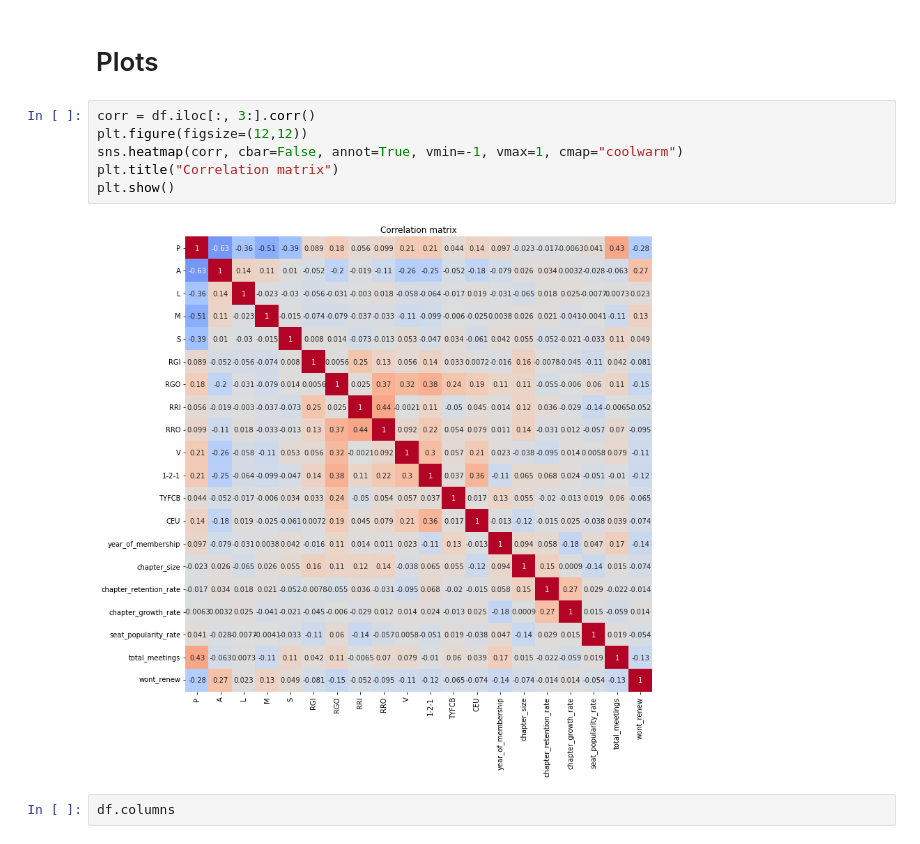
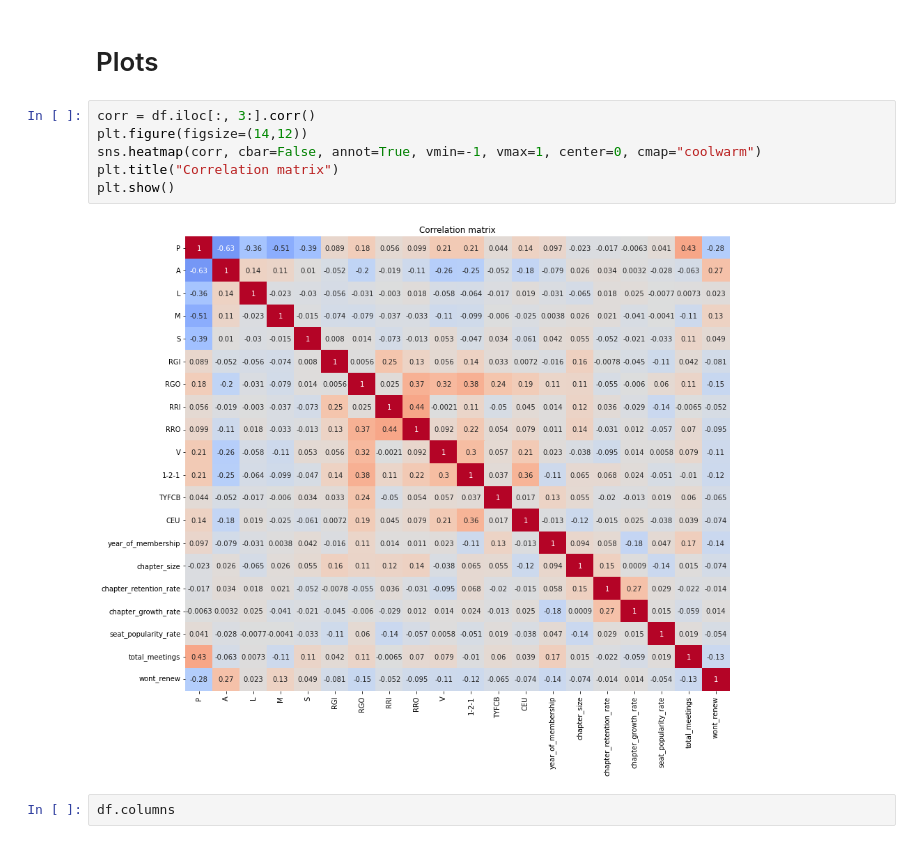
Before and after one commit to da-veed/BachelorThesis, a Jupyter notebook: data_EDA.ipynb, the cells around one changed output. Drawn from its saved outputs; the diff is of its cells as text.

```diff
--- a/data_EDA.ipynb
+++ b/data_EDA.ipynb
@@ -316,12 +316,12 @@ df.iloc[:,3:].describe()
 # Plots
 # %%
 corr = df.iloc[:, 3:].corr()
-plt.figure(figsize=(12,12))
-sns.heatmap(corr, cbar=False, annot=True, vmin=-1, vmax=1, cmap="coolwarm")
+plt.figure(figsize=(14,12))
+sns.heatmap(corr, cbar=False, annot=True, vmin=-1, vmax=1, center=0, cmap="coolwarm")
 plt.title("Correlation matrix")
 plt.show()
 # %% [output]
-[figure, old version]
+[figure, new version]
 # %%
 df.columns
 # %% [output]
```
Also changed, not shown: parts of 33 cells of this notebook, 20 other files.
